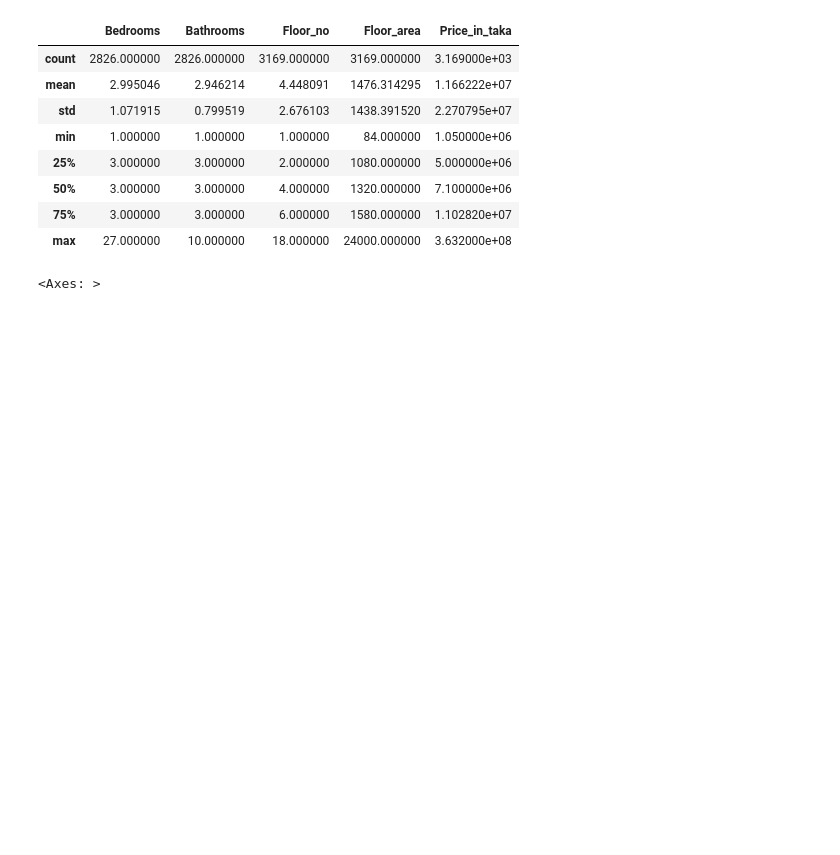
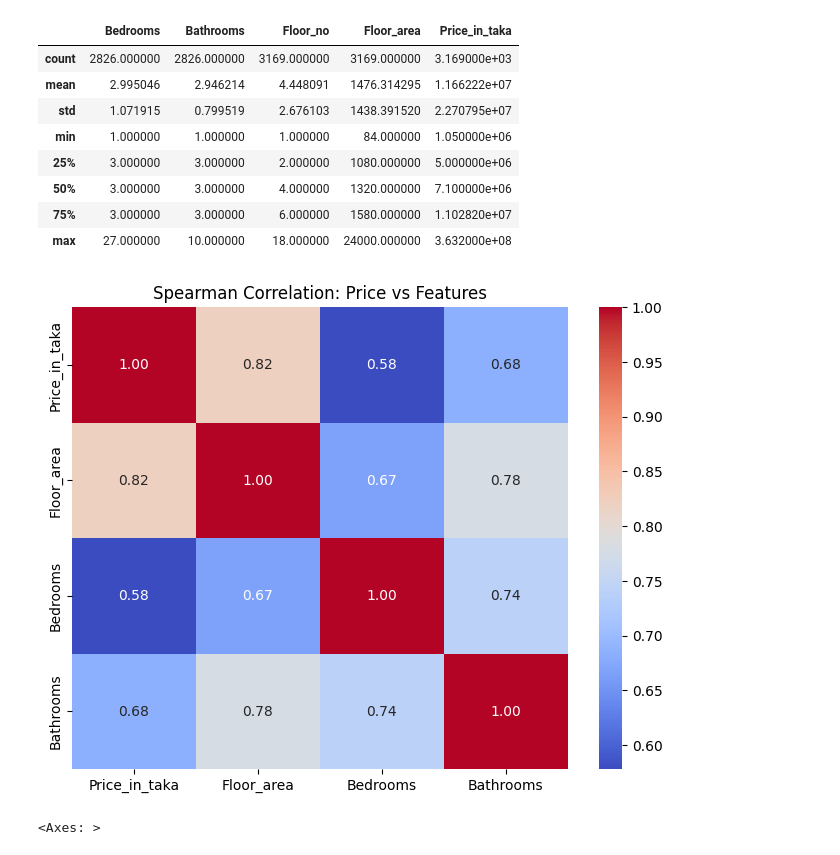
Before and after one commit to xy3m/HousePricePrediction, a Jupyter notebook: HousePricePrediction_bd.ipynb, the cells around one changed output. Cells and saved outputs as stored; diff of their text form; code cells hidden in the pictures; blank space fills up the shorter version.

```diff
--- a/HousePricePrediction_bd.ipynb
+++ b/HousePricePrediction_bd.ipynb
@@ -140,6 +193,26 @@ df.describe()
 | 50% | 3.000000 | 3.000000 | 4.000000 | 1320.000000 | 7.100000e+06 |
 | 75% | 3.000000 | 3.000000 | 6.000000 | 1580.000000 | 1.102820e+07 |
 | max | 27.000000 | 10.000000 | 18.000000 | 24000.000000 | 3.632000e+08 |
+# %%
+import seaborn as sns
+import matplotlib.pyplot as plt
+
+# We use a temporary variable just for plotting to remove empty rows
+# This ensures the plot doesn't crash on missing values
+plot_data = df.dropna(subset=['Price_in_taka', 'Floor_area', 'Bedrooms', 'Bathrooms'])
+
+# Calculate Spearman correlation
+# (Spearman is better here because it handles the non-linear jump in house prices)
+cols_to_check = ['Price_in_taka', 'Floor_area', 'Bedrooms', 'Bathrooms']
+corr_matrix = plot_data[cols_to_check].corr(method='spearman')
+
+# Visualization
+plt.figure(figsize=(8, 6))
+sns.heatmap(corr_matrix, annot=True, cmap='coolwarm', fmt=".2f")
+plt.title("Spearman Correlation: Price vs Features")
+plt.show()
+# %% [output]
+[figure, added]
 # %%
 df_corr=df.select_dtypes(include='number').corr()
 plt.figure(figsize=(9, 8))
```
Also changed, not shown: parts of 4 cells of this notebook.
